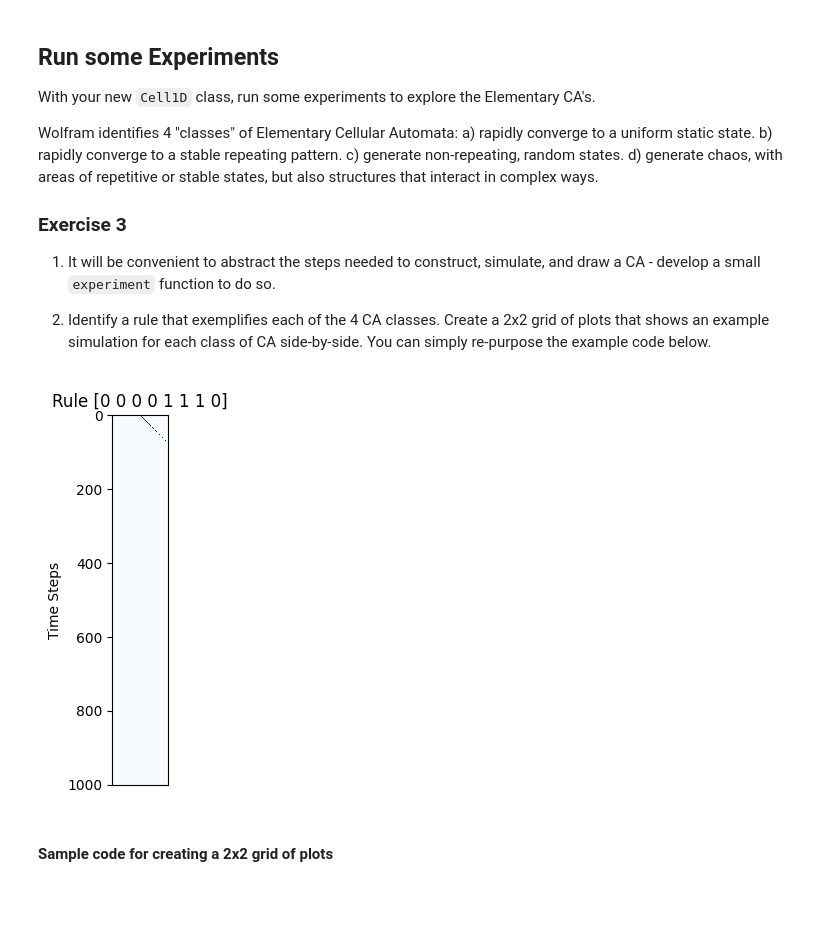
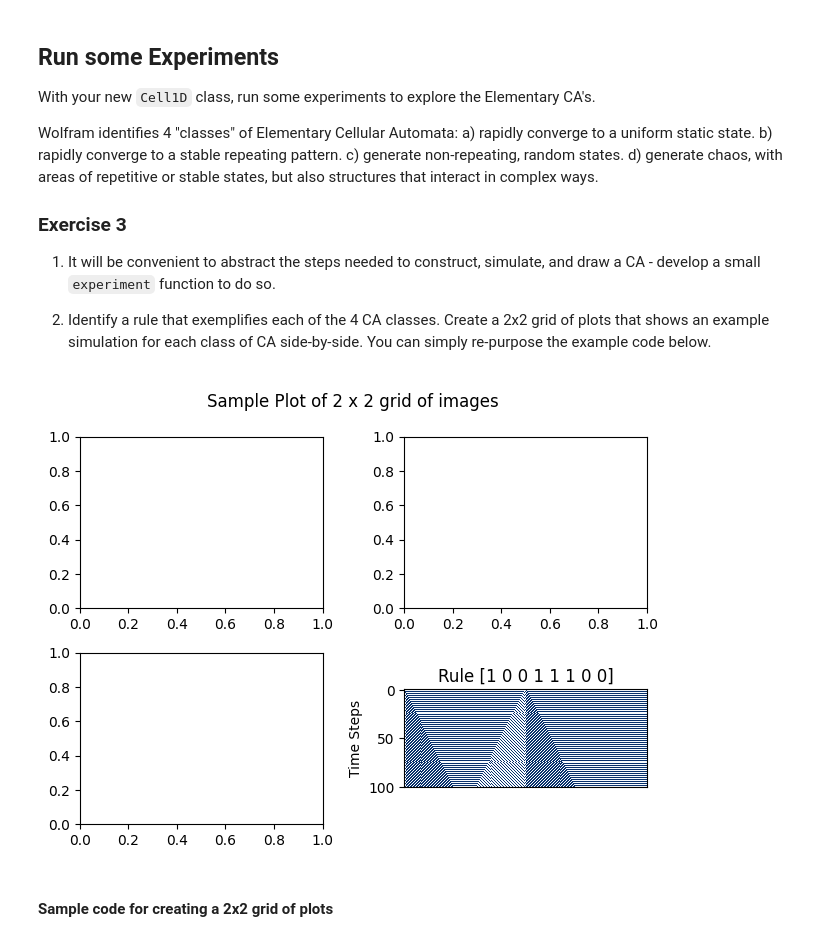
Before and after one commit to santiagosanchez15/cap-comp215, a Jupyter notebook: labs/lab05-CA-1D.ipynb, the cells around one changed output. Drawn from its saved outputs; the diff is of its cells as text; code cells hidden in the pictures; blank space fills up the shorter version.

```diff
--- a/labs/lab05-CA-1D.ipynb
+++ b/labs/lab05-CA-1D.ipynb
@@ -179,13 +181,13 @@ class Cell1D:
     '''Simulates the array for the number of steps passed as input '''
     num_cells = len(self.start_state) # get the numbe of cells of given array
     self.ca_timesteps = np.vstack([self.start_state, np.zeros((number_steps, num_cells), dtype=np.uint8)])
-    for t in range(1, number_steps):
+    for t in range(1, number_steps + 1):
         self.ca_timesteps[t] = transition(self.ca_timesteps[t-1], self.rule)
 
-  def step(self, rule):
+  def step(self):
     '''Simulates a single step '''
 
-    return self.simulate(self.rule,1)
+    return self.simulate(1)
 
   def draw(self):
     '''Draws the plot '''
@@ -208,14 +210,27 @@ Wolfram identifies 4 "classes" of Elementary Cellular Automata:
 2. Identify a rule that exemplifies each of the 4 CA classes.
    Create a 2x2 grid of plots that shows an example simulation for each class of CA side-by-side.
    You can simply re-purpose the example code below.
-# %%
-# Solution for Ex. 3 here... FIXME NEED TO FIX BUGS
-
-rule_150 = Cell1D(rule=112, start_state=single_centre_array(150))
-rule_150.simulate(1000)
-rule_150.draw()
-# %% [output]
-[figure, removed]
+# %%
+# Solution for Ex. 3 here... FIXME NEED TO FIX BUGS
+
+rule_150 = Cell1D(rule=57, start_state=single_centre_array(250))
+rule_150.simulate(100)
+
+
+def axes_layout(nrows=1, ncols=1, fig_title=None, **kwargs):
+    """ layout nrows x ncols axes with sensible defaults.  kwargs passed directly to `plt.subplots()`"""
+    kwargs = {**dict(layout='tight'), **kwargs}
+    fig, axes = plt.subplots(nrows=nrows, ncols=ncols, **kwargs)
+    if fig_title:
+        fig.suptitle(fig_title)
+    return axes
+
+# Example: plot 4 plots in a 2x2 grid - plots are labelled so it's clear which is which.
+axes = axes_layout(2, 2, fig_title='Sample Plot of 2 x 2 grid of images')
+for ax, title in zip(axes.flat, ('top-left', 'top-right', 'bottom-left', 'bottom-right' )):
+    rule_150.draw()
+# %% [output]
+[figure, added]
 # %% [markdown]
 #### Sample code for creating a 2x2 grid of plots
 # %%
```
Also changed, not shown: parts of 1 cell of this notebook.
